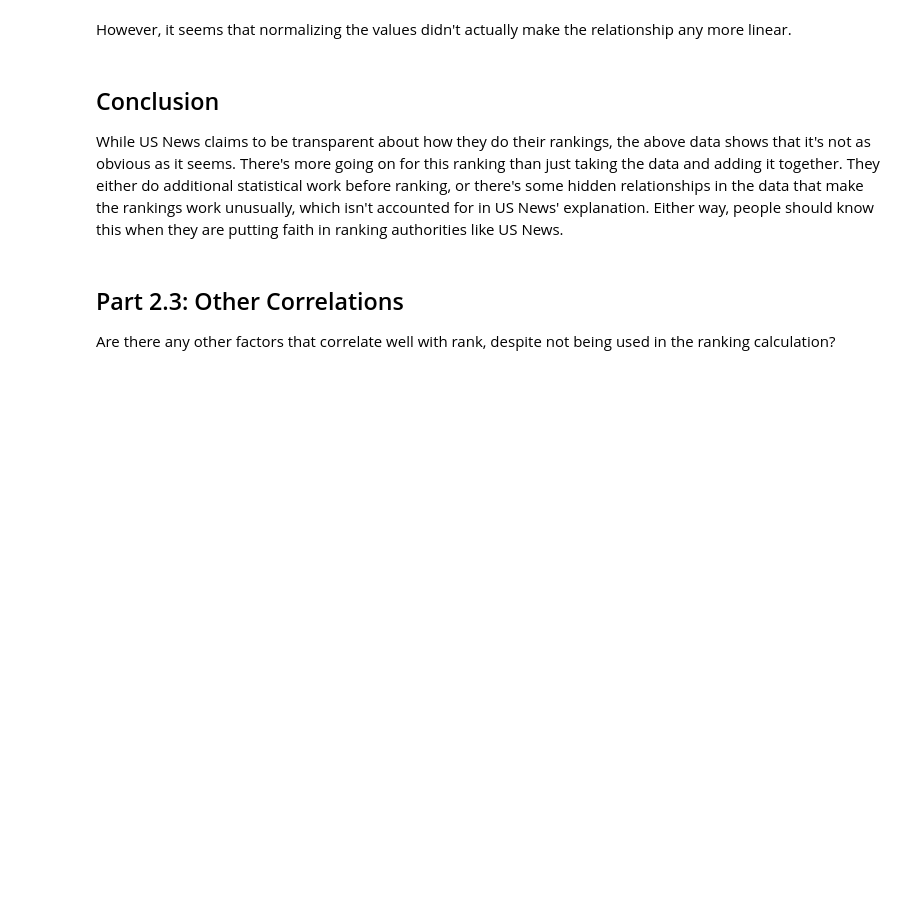
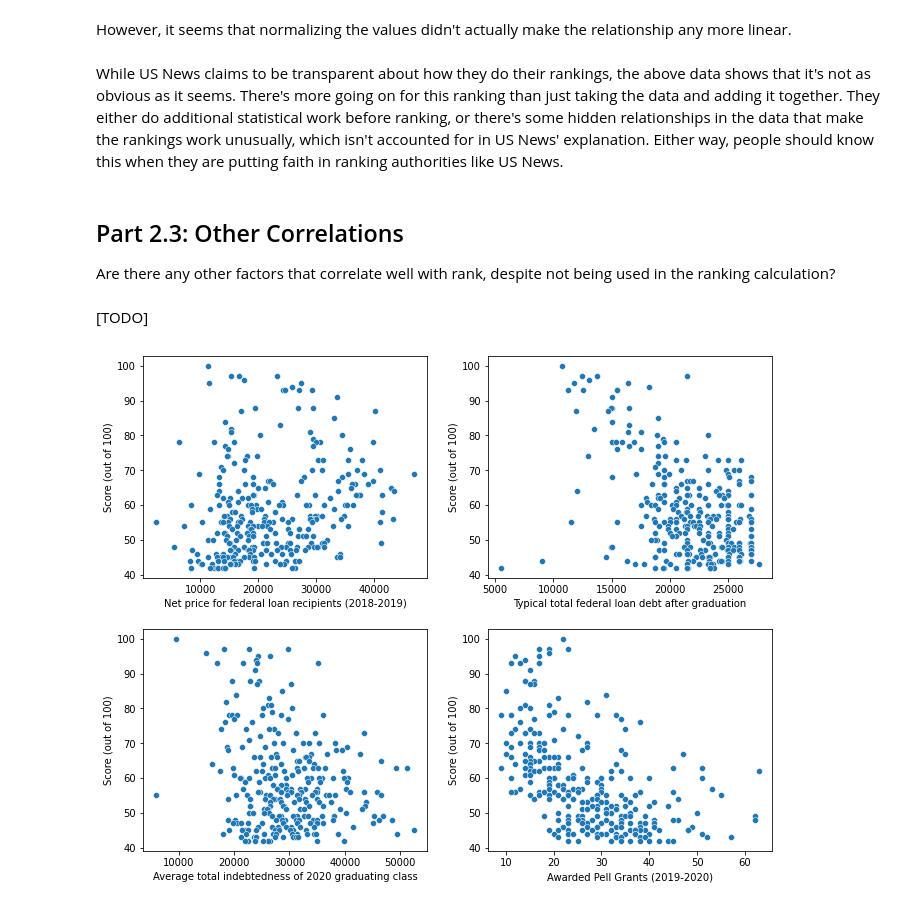
Before and after one commit to Aurathic/USNews-Colleges-Web-Scraper, a Jupyter notebook: python_web_scraper/web_scraping_2.ipynb, the cells around one changed output. Saved outputs shown, nothing was run; the diff lists cells and outputs as text; code cells hidden in the pictures; blank space fills up the shorter version.

Commit message:
Begin looking at other data to integrate, look for score relationships with other factors

```diff
--- a/python_web_scraper/web_scraping_2.ipynb
+++ b/python_web_scraper/web_scraping_2.ipynb
@@ -174,6 +174,12 @@ univ_df["vDisplayScore"] = univ_df["vDisplayScore"].apply(lambda x: x if isinsta
 univ_df["vStudentFacultyRatio"] = univ_df["vStudentFacultyRatio"].apply(\
                         lambda x: int(x[:-2]) if pd.notna(x) else np.nan)
 
+# Normalize set of columns
+def json_normalize_column(df, col_name):
+    return pd.concat([df,pd.json_normalize(df[col_name])], axis=1)
+
+for col in ["gStudentGenderDistribution", "gFraternityMembers", "gSororityMembers"]:
+    univ_df = json_normalize_column(univ_df, col)
 
 univ_df.head()
 # %% [output]
@@ -234,14 +270,19 @@ Specifically, a non-paying reader can only see data about the average graduation
 # %% [markdown]
 The first place to start would be with a linear regression model. However, in order for this model to make sense, we have to make the assumption that the variables vary linearly with respect to desired output variable (the score). Let's check that graphically:
 # %%
+from math import ceil
+
 ranking_factors = ["rCAvgPctGrad6Yr", "pellGradRate",  "nonPellGradrate",
                    "rCPctClasses119", "rCPctClassesGt50", "vStudentFacultyRatio"]
 
-fig, axes = plt.subplots(nrows=3,ncols=2, figsize=(10,8))
-fig.tight_layout(pad=3.0)
-for col, ax in zip(ranking_factors, fig.axes):
-    sns.scatterplot(ax=ax, x=col, y="vDisplayScore", data=univ_df)
-    ax.set(xlabel=data_key[col], ylabel=data_key["vDisplayScore"])
+def plot_factors_against_score(ranking_factors, ncols):
+    fig, axes = plt.subplots(nrows=ceil(len(ranking_factors)/ncols),ncols=ncols, figsize=(10,8))
+    fig.tight_layout(pad=3.0)
+    for col, ax in zip(ranking_factors, fig.axes):
+        sns.scatterplot(ax=ax, x=col, y="vDisplayScore", data=univ_df)
+        ax.set(xlabel=data_key[col], ylabel=data_key["vDisplayScore"])
+
+plot_factors_against_score(ranking_factors, 2)
 # %% [output]
 [figure]
 # %% [markdown]
@@ -329,7 +370,6 @@ ax.set(xlabel=data_key["rCAvgPctGrad6Yr"] + " (z score)", ylabel=data_key["vDisp
 # %% [markdown]
 However, it seems that normalizing the values didn't actually make the relationship any more linear.
 # %% [markdown]
-## Conclusion
 While US News claims to be transparent about how they do their rankings, the above data shows that it's not as obvious as it seems. There's more going on for this ranking than just taking the data and adding it together. They either do additional statistical work before ranking, or there's some hidden relationships in the data that make the rankings work unusually, which isn't accounted for in US News' explanation. Either way, people should know this when they are putting faith in ranking authorities like US News.
 # %% [markdown]
 ## Part 2.3: Other Correlations
@@ -342,3 +381,10 @@ univ_df = pd.concat([univ_df,pd.json_normalize(univ_df["gStudentGenderDistributi
 #univ_df["gStudentGenderDistribution"]
 
 #sns.scatterplot(x="vPctUnderMen", y="vDisplayScore", data=univ_df)
+# %% [markdown]
+[TODO]
+# %%
+other_factors = ["csAvgCost", "csTypicalDebt", "avgGradDebt", "pctPell"]
+plot_factors_against_score(other_factors, 2)
+# %% [output]
+[figure, added]
```
Also changed, not shown: parts of 7 cells of this notebook, 1 other file.
